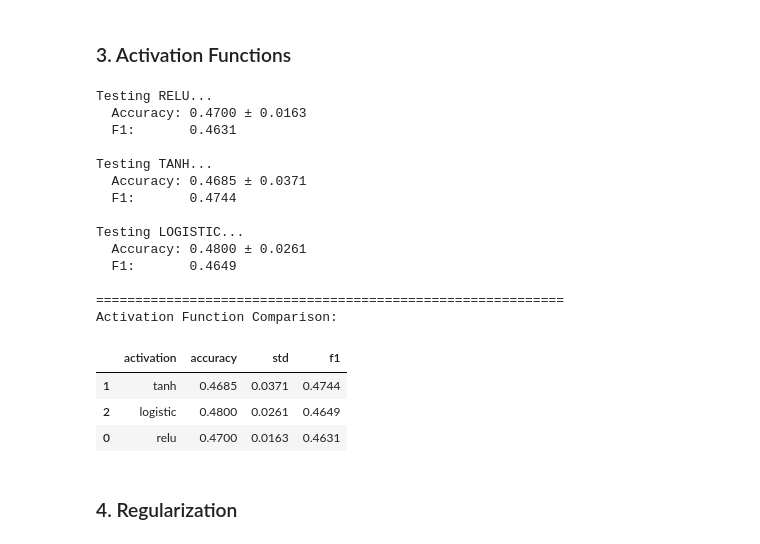
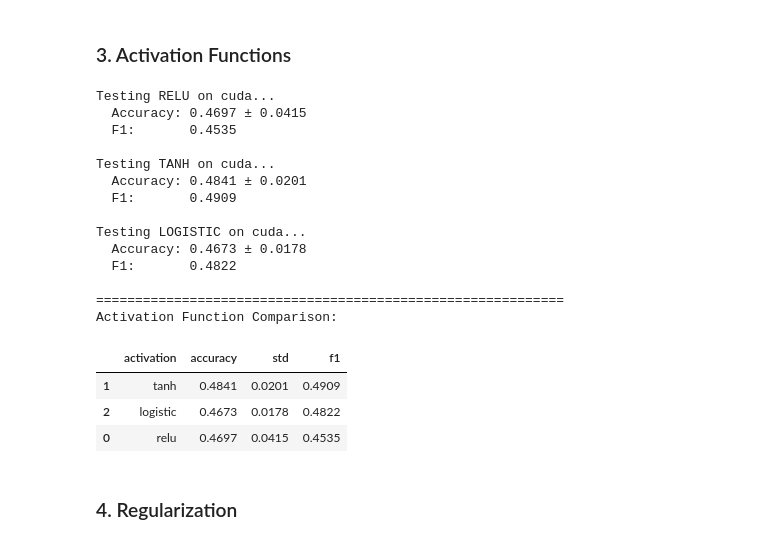
Before and after one commit to wsparcie/ai-ml-neuron-rekrutacja-2025, a Jupyter notebook: neural_networks.ipynb, the cells around one changed output. Drawn from its saved outputs; the diff is of its cells as text; code cells hidden in the pictures.

```diff
--- a/neural_networks.ipynb
+++ b/neural_networks.ipynb
@@ -9,9 +9,14 @@ import pickle
 from pathlib import Path
 import warnings
 
-from sklearn.model_selection import cross_val_score, GroupKFold, learning_curve
+import torch
+import torch.nn as nn
+import torch.optim as optim
+from torch.utils.data import TensorDataset, DataLoader
+
+from sklearn.model_selection import GroupKFold
 from sklearn.preprocessing import StandardScaler
-from sklearn.neural_network import MLPClassifier
+from sklearn.impute import SimpleImputer
 from sklearn.metrics import (
     accuracy_score, precision_score, recall_score, f1_score,
     confusion_matrix, classification_report
@@ -22,3 +27,10 @@ from visualization_config import COLOR_PALETTE, setup_plot_style
 warnings.filterwarnings('ignore')
 setup_plot_style()
 np.random.seed(42)
+torch.manual_seed(42)
+
+device = torch.device('cuda' if torch.cuda.is_available() else 'cpu')
+print(f"Using device: {device}")
+if device.type == 'cuda':
+    print(f"  GPU: {torch.cuda.get_device_name(0)}")
+    print(f"  VRAM: {torch.cuda.get_device_properties(0).total_memory / 1024**3:.1f} GB")
@@ -284,56 +337,51 @@ Architecture Comparison:
 # %%
 activations = ['relu', 'tanh', 'logistic']
 activation_results = []
 
 for activation in activations:
-    print(f"\nTesting {activation.upper()}...")
+    print(f"\nTesting {activation.upper()} on {device}...")
 
-    mlp = MLPClassifier(
-        hidden_layer_sizes=(100, 50),
-        activation=activation,
-        solver='adam',
-        max_iter=500,
-        random_state=42,
-        early_stopping=True,
-        validation_fraction=0.1
+    metrics = train_and_evaluate(
+        X_scaled, y, participant_ids, cv,
+        hidden_sizes=(100, 50), activation=activation
     )
 
-    cv_scores = cross_val_score(mlp, X_scaled, y, groups=participant_ids, cv=cv, scoring='accuracy')
-    cv_f1 = cross_val_score(mlp, X_scaled, y, groups=participant_ids, cv=cv, scoring='f1')
+    acc_mean, acc_std = metrics['accuracy']
+    f1_mean, _ = metrics['f1']
 
-    print(f"  Accuracy: {cv_scores.mean():.4f} ± {cv_scores.std():.4f}")
-    print(f"  F1:       {cv_f1.mean():.4f}")
+    print(f"  Accuracy: {acc_mean:.4f} ± {acc_std:.4f}")
+    print(f"  F1:       {f1_mean:.4f}")
 
     activation_results.append({
         'activation': activation,
-        'accuracy': cv_scores.mean(),
-        'std': cv_scores.std(),
-        'f1': cv_f1.mean()
+        'accuracy': acc_mean,
+        'std': acc_std,
+        'f1': f1_mean
     })
 
 activation_df = pd.DataFrame(activation_results)
 print("\n" + "=" * 60)
 print("Activation Function Comparison:")
 display(activation_df.sort_values('f1', ascending=False).round(4))
 # %% [output]
-Testing RELU...
-  Accuracy: 0.4700 ± 0.0163
-  F1:       0.4631
+Testing RELU on cuda...
+  Accuracy: 0.4697 ± 0.0415
+  F1:       0.4535
 
-Testing TANH...
-  Accuracy: 0.4685 ± 0.0371
-  F1:       0.4744
+Testing TANH on cuda...
+  Accuracy: 0.4841 ± 0.0201
+  F1:       0.4909
 
-Testing LOGISTIC...
-  Accuracy: 0.4800 ± 0.0261
-  F1:       0.4649
+Testing LOGISTIC on cuda...
+  Accuracy: 0.4673 ± 0.0178
+  F1:       0.4822
 
 ============================================================
 Activation Function Comparison:
 |  | activation | accuracy | std | f1 |
-| 1 | tanh | 0.4685 | 0.0371 | 0.4744 |
-| 2 | logistic | 0.4800 | 0.0261 | 0.4649 |
-| 0 | relu | 0.4700 | 0.0163 | 0.4631 |
+| 1 | tanh | 0.4841 | 0.0201 | 0.4909 |
+| 2 | logistic | 0.4673 | 0.0178 | 0.4822 |
+| 0 | relu | 0.4697 | 0.0415 | 0.4535 |
 # %% [markdown]
 ### 4. Regularization
 # %%
```
Also changed, not shown: parts of 13 cells of this notebook, 6 other files.
